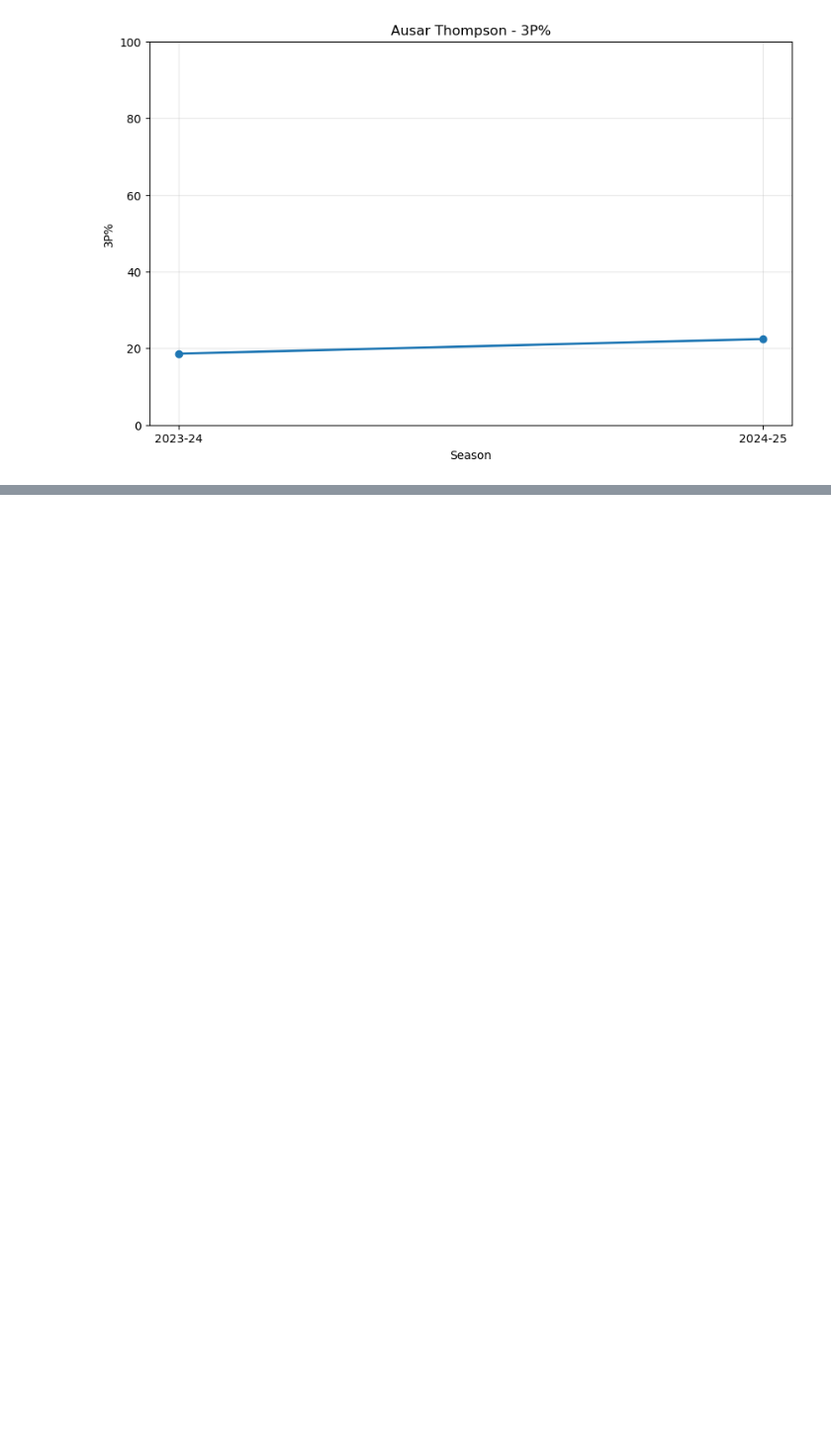
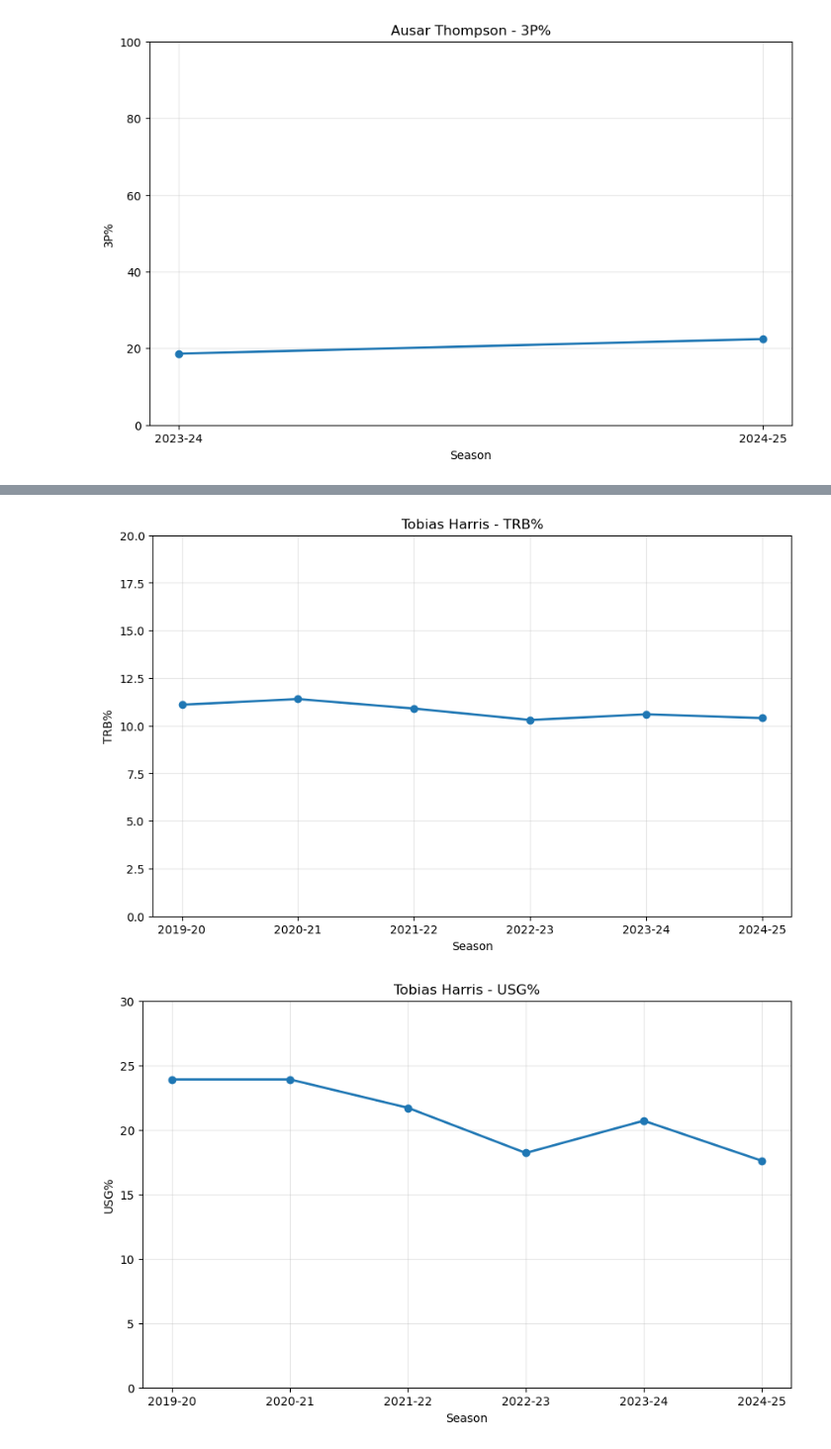
Before and after one commit to thejjserg/basketball-analytics, a Jupyter notebook: Projects/Final-Project.ipynb, the cells around one changed output, grey strips where cells are left out. Shown at 99% size. Drawn from its saved outputs; the diff is of its cells as text; code cells hidden in the pictures; blank space fills up the shorter version.

Commit message:
Complete Tobias Harris

```diff
--- a/Projects/Final-Project.ipynb
+++ b/Projects/Final-Project.ipynb
@@ -407,0 +438,29 @@ plot_player_trend(
+# %%
+plot_player_trend(
+    excel_file="Tobias Harris.xlsx",
+    sheetname = "Advanced",
+    stat_column="TRB%",
+    y_label="TRB%",
+    title="Tobias Harris - TRB%",
+    first_season = 2019,
+    last_season = 2024,
+    y_min = 0,
+    y_max = 20,
+    filename="Tobias_TRB%.png"
+)
+
+plot_player_trend(
+    excel_file="Tobias Harris.xlsx",
+    sheetname = "Advanced",
+    stat_column="USG%",
+    y_label="USG%",
+    title="Tobias Harris - USG%",
+    first_season = 2019,
+    last_season = 2024,
+    y_min = 0,
+    y_max = 30,
+    filename="Tobias_USG%.png"
+)
+# %% [output]
+[figure, added]
+[figure, added]
```
Also changed, not shown: parts of 1 cell of this notebook, 5 other files.
